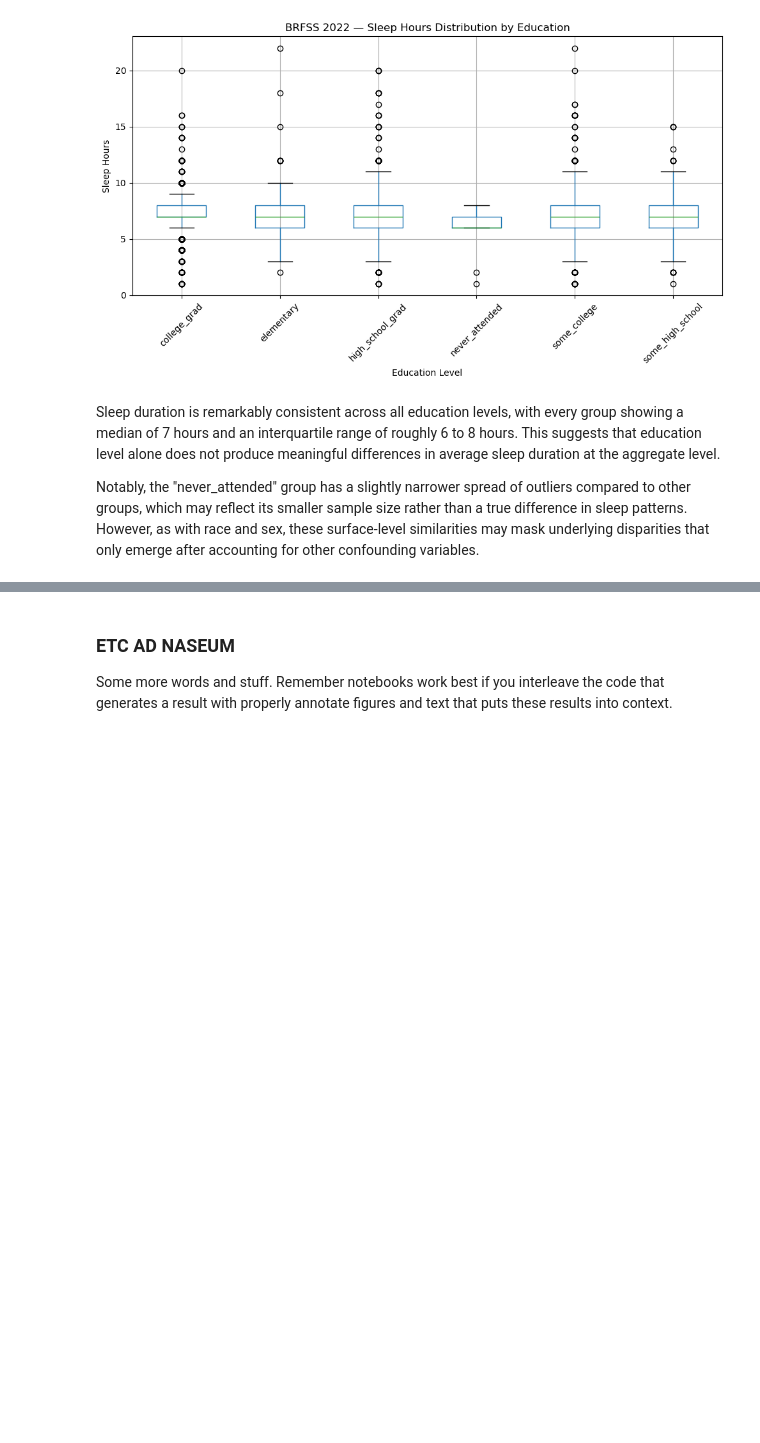
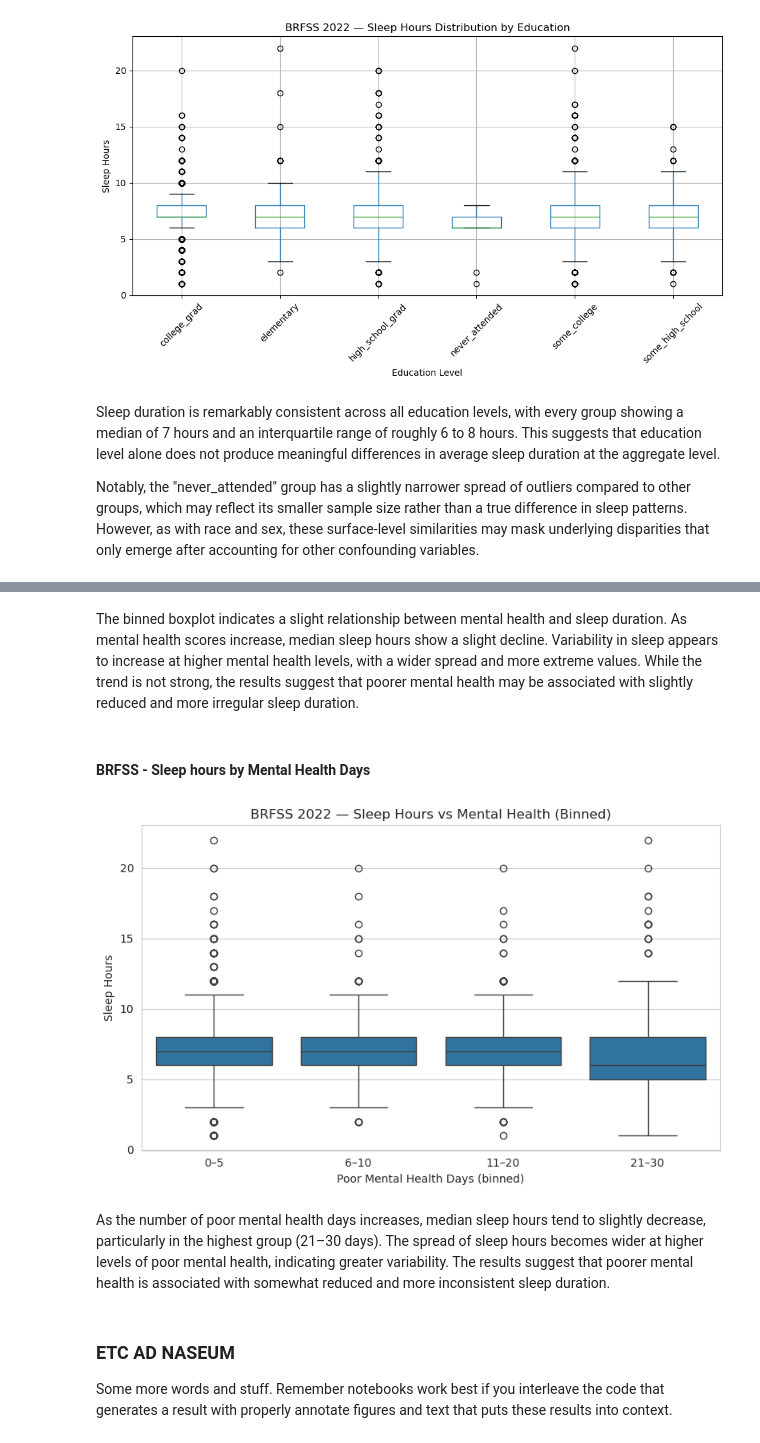
Before and after one commit to COGS108/Group150_WI26, a Jupyter notebook: 03-FinalProject.ipynb, the cells around one changed output, grey strips where cells are left out. Drawn from its saved outputs; the diff is of its cells as text; code cells hidden in the pictures; blank space fills up the shorter version.

```diff
--- a/03-FinalProject.ipynb
+++ b/03-FinalProject.ipynb
@@ -890,3 +958,32 @@ Notably, the "never_attended" group has a slightly narrower spread of outliers c
+# %% [markdown]
+The binned boxplot indicates a slight relationship between mental health and sleep duration. As mental health scores increase, median sleep hours show a slight decline. Variability in sleep appears to increase at higher mental health levels, with a wider spread and more extreme values. While the trend is not strong, the results suggest that poorer mental health may be associated with slightly reduced and more irregular sleep duration.
+# %% [markdown]
+#### BRFSS - Sleep hours by Mental Health Days
+# %%
+df2["mh_bin"] = pd.cut(
+    df2["mental_health_days"],
+    bins=[-1, 5, 10, 20, 30],
+    labels=["0–5", "6–10", "11–20", "21–30"]
+)
+
+sns.set_style("whitegrid")
+plt.figure(figsize=(8, 5))
+
+sns.boxplot(
+    x="mh_bin",
+    y="sleep_hours",
+    data=df2)
+
+plt.xlabel("Poor Mental Health Days (binned)")
+plt.ylabel("Sleep Hours")
+plt.title("BRFSS 2022 — Sleep Hours vs Mental Health (Binned)")
+
+plt.tight_layout()
+plt.show()
+# %% [output]
+[figure, added]
+# %% [markdown]
+As the number of poor mental health days increases, median sleep hours tend to slightly decrease, particularly in the highest group (21–30 days). The spread of sleep hours becomes wider at higher levels of poor mental health, indicating greater variability. The results suggest that poorer mental health is associated with somewhat reduced and more inconsistent sleep duration.
 # %% [markdown]
 ### ETC AD NASEUM
 
```
Also changed, not shown: parts of 8 cells of this notebook.
